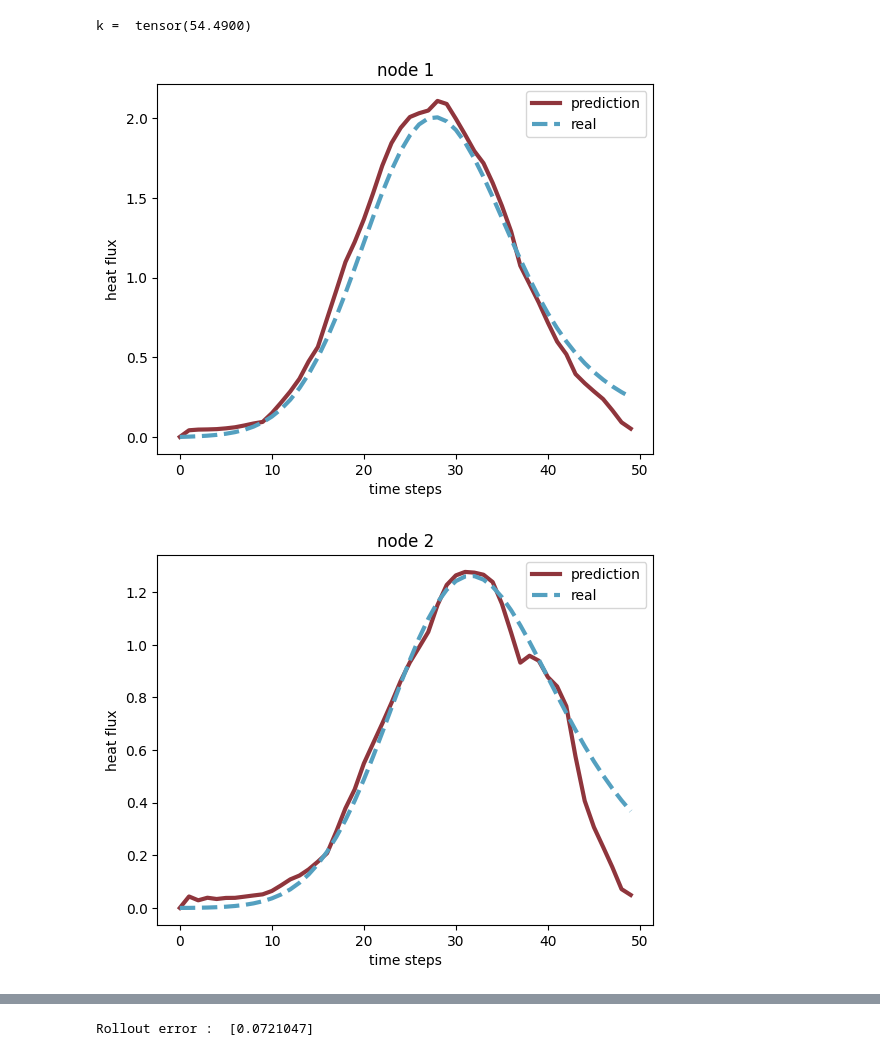
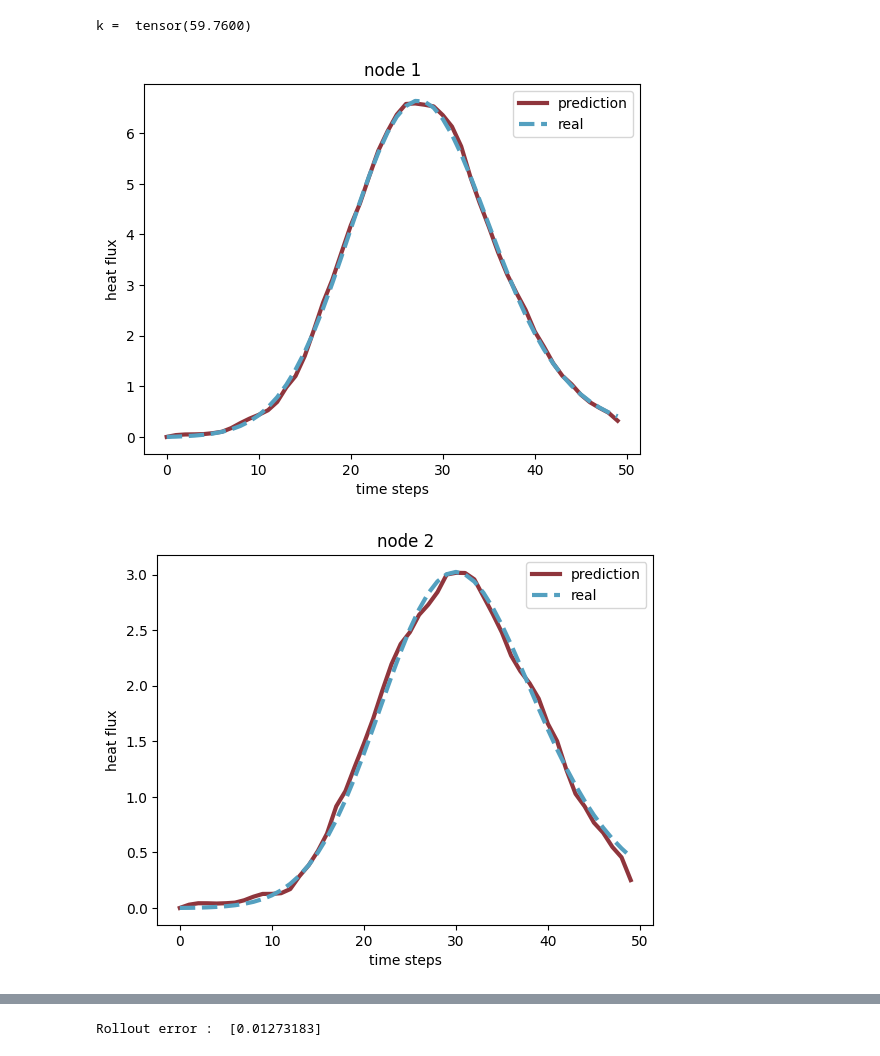
Before and after one commit to itsmebonny/pacsproj, a Jupyter notebook: notebooks/ModelTester.ipynb, the cells around one changed output, grey strips where cells are left out. Saved outputs shown, nothing was run; the diff lists cells and outputs as text; code cells hidden in the pictures.

```diff
--- a/notebooks/ModelTester.ipynb
+++ b/notebooks/ModelTester.ipynb
@@ -18,7 +18,7 @@ import network1d.tester as tester
 # %%
 # load the model and the dataset
 
-path = '../models/28.01.2024_12.22.53/'
+path = '../models/29.01.2024_17.53.30/'
 
 dataset, gnn_model, params = tester.get_dataset_and_gnn(path, graphs_folder= 'graphs_rm/' ,data_location='../data/')
 
@@ -61,11 +61,11 @@ Final rollout error on test set:  [0.03358303]
 # %%
 # test the model on a single graph from the train or test set
 split = 'train' # 'train' or 'test'
-graph_idx = -1 # -1 for random graph, otherwise the index of the graph in the dataset
+graph_idx = 45 # -1 for random graph, otherwise the index of the graph in the dataset
 
-err = tester.plot_predictions(dataset, 'train', gnn_model, params, graph_idx=150)
+err = tester.plot_predictions(dataset, split, gnn_model, params, graph_idx=graph_idx)
 print('Rollout error : ', err )
 # %% [output]
-k =  tensor(54.4900)
+k =  tensor(59.7600)
-[figure, old version]
+[figure, new version]
-[figure, old version]
+[figure, new version]
@@ -73,4 +73,4 @@ k =  tensor(54.4900)
-Rollout error :  [0.0721047]
+Rollout error :  [0.01273183]
 # %%
 # test the model on a new graph
 
```
Also changed, not shown: parts of 4 cells of this notebook, 16 other files.
